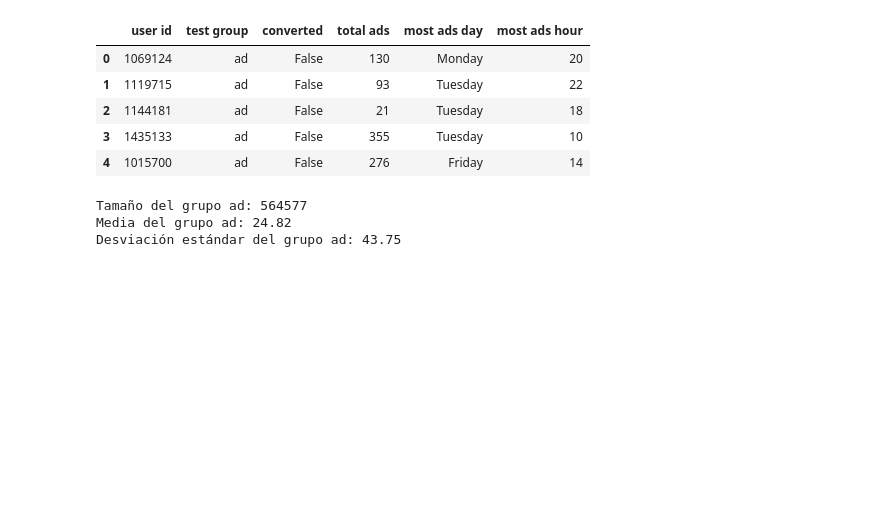
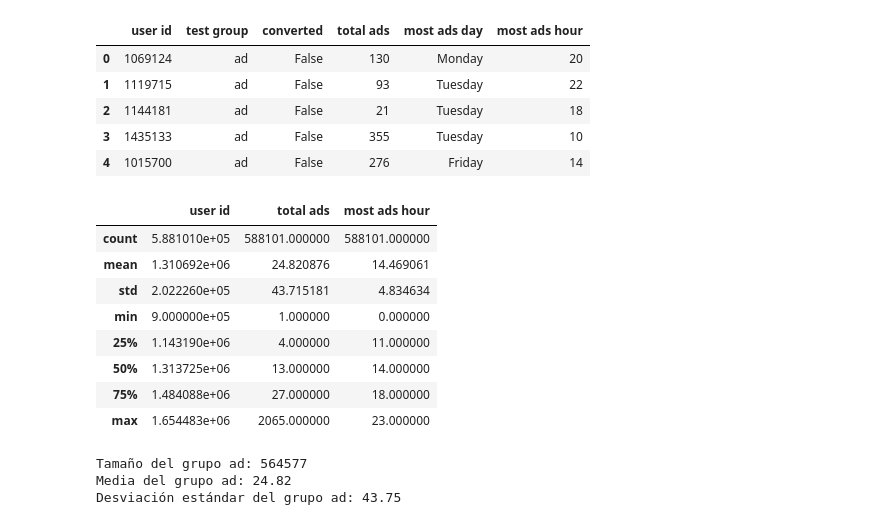
Before and after one commit to PabloAndree/Python_PA, a Jupyter notebook: 03_Pruebas_de_Hipótesis_ipynb.ipynb, the cells around one changed output. Drawn from its saved outputs; the diff is of its cells as text; code cells hidden in the pictures; blank space fills up the shorter version.

```diff
--- a/03_Pruebas_de_Hipótesis_ipynb.ipynb
+++ b/03_Pruebas_de_Hipótesis_ipynb.ipynb
@@ -359,6 +359,18 @@ df.head()
 | 2 | 1144181 | ad | False | 21 | Tuesday | 18 |
 | 3 | 1435133 | ad | False | 355 | Tuesday | 10 |
 | 4 | 1015700 | ad | False | 276 | Friday | 14 |
+# %%
+df.describe()
+# %% [output]
+|  | user id | total ads | most ads hour |
+| count | 5.881010e+05 | 588101.000000 | 588101.000000 |
+| mean | 1.310692e+06 | 24.820876 | 14.469061 |
+| std | 2.022260e+05 | 43.715181 | 4.834634 |
+| min | 9.000000e+05 | 1.000000 | 0.000000 |
+| 25% | 1.143190e+06 | 4.000000 | 11.000000 |
+| 50% | 1.313725e+06 | 13.000000 | 14.000000 |
+| 75% | 1.484088e+06 | 27.000000 | 18.000000 |
+| max | 1.654483e+06 | 2065.000000 | 23.000000 |
 # %%
 # Filtrar el grupo 'ad'
 ad_group = df[df['test group'] == 'ad']
```
Also changed, not shown: parts of 6 cells of this notebook.
